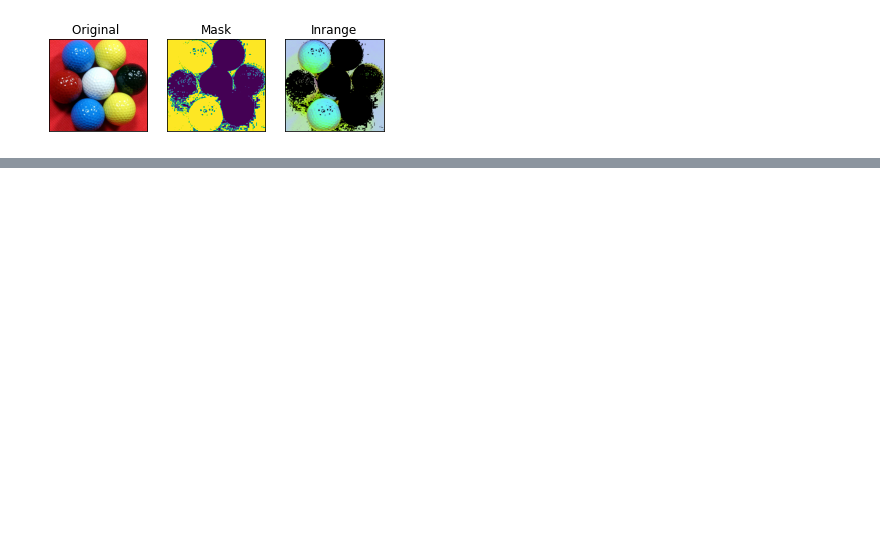
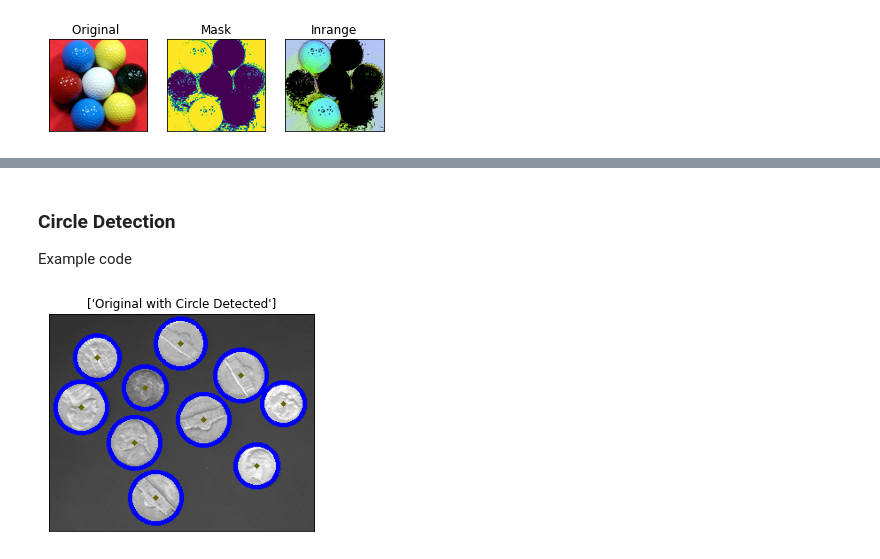
Before and after one commit to ykkimhgu/DLIP-src, a Jupyter notebook: Tutorial_PythonOpenCV/Tutorial_Opencv_Python_2022.ipynb, the cells around one changed output, grey strips where cells are left out. Drawn from its saved outputs; the diff is of its cells as text; code cells hidden in the pictures; blank space fills up the shorter version.

```diff
--- a/Tutorial_PythonOpenCV/Tutorial_Opencv_Python_2022.ipynb
+++ b/Tutorial_PythonOpenCV/Tutorial_Opencv_Python_2022.ipynb
@@ -677,0 +331,42 @@ cv.imshow("detected circles", src)
+# %% [markdown]
+### Circle Detection
+Example code
+# %%
+# Read Image
+src = cv.imread('coins.png')
+
+# Convert it to grayscale:
+gray = cv.cvtColor(src, cv.COLOR_BGR2GRAY)
+
+
+# Reduce noise and avoid false circle detection
+gray = cv.medianBlur(gray, 5)
+
+
+# Hough Circle Transform
+rows = gray.shape[0]
+circles = cv.HoughCircles(gray, cv.HOUGH_GRADIENT, 1, rows / 8,
+                               param1=100, param2=30,
+                               minRadius=1, maxRadius=30)
+
+# Draw circle
+if circles is not None:
+    circles = np.uint16(np.around(circles))
+    for i in circles[0, :]:
+        center = (i[0], i[1])
+        # Draw circle center
+        cv.circle(src, center, 1, (0, 100, 100), 3)
+        # Draw circle outline
+        radius = i[2]
+        cv.circle(src, center, radius, (255, 0, 0), 3)
+
+
+# Plot images
+titles = ['Original with Circle Detected']
+srcPlt=cv.cvtColor(src,cv.COLOR_BGR2RGB)
+plt.imshow(srcPlt)
+plt.title(titles)
+plt.xticks([]),plt.yticks([])
+plt.show()
+# %% [output]
+[figure, added]
```
Also changed, not shown: parts of 21 cells of this notebook.
